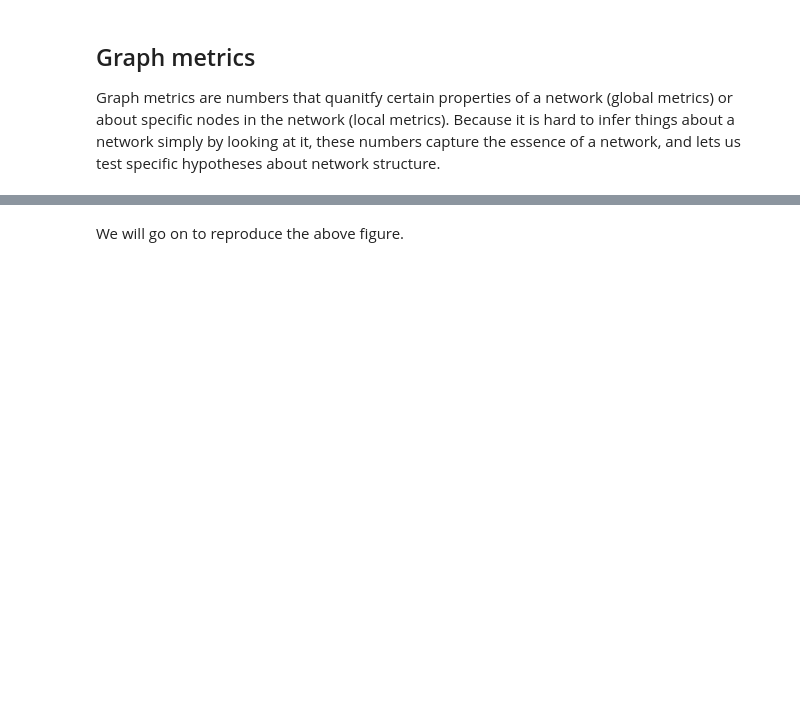
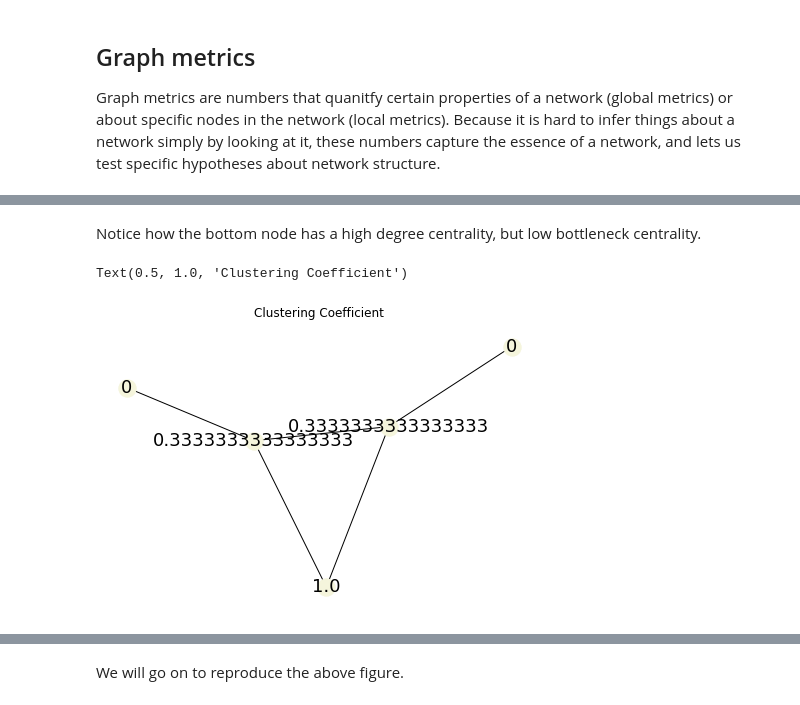
Before and after one commit to oercompbiomed/CBM101, a Jupyter notebook: D_Network_analysis/0_Concepts_in_network_theory.ipynb, the cells around one changed output, grey strips where cells are left out. Drawn from its saved outputs; the diff is of its cells as text; code cells hidden in the pictures; blank space fills up the shorter version.

```diff
--- a/D_Network_analysis/0_Concepts_in_network_theory.ipynb
+++ b/D_Network_analysis/0_Concepts_in_network_theory.ipynb
@@ -122 +159,10 @@ The various metrics are tempting to use, but it is crucial to interpret them acc
+# %% [markdown]
+Notice how the bottom node has a high degree centrality, but low bottleneck centrality.
+# %%
+cc = nx.clustering(G)
+nx.draw(G, pos=pos, labels=cc, node_color='beige', font_size=18, font_color='k')
+plt.title('Clustering Coefficient')
+# %% [output]
+Text(0.5, 1.0, 'Clustering Coefficient')
+[figure, added]
 # %% [markdown]
```
Also changed, not shown: parts of 22 cells of this notebook.
